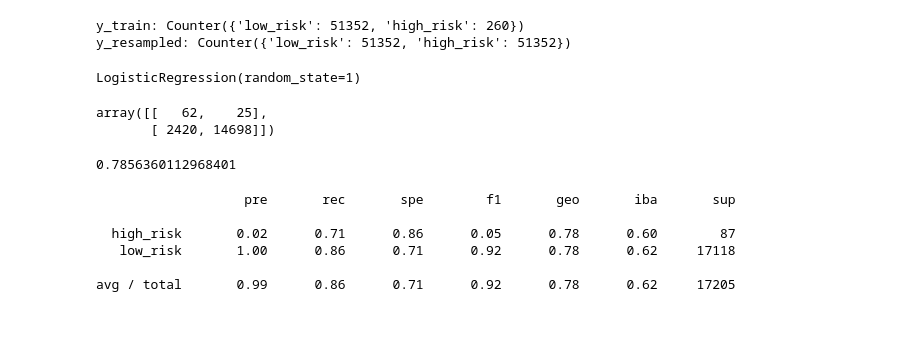
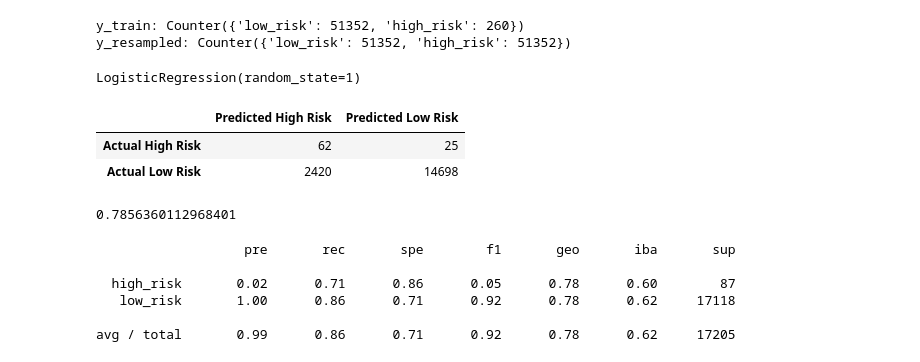
Before and after one commit to katiarp/Credit_Risk_Analysis, a Jupyter notebook: credit_risk_resampling.ipynb, the cells around one changed output. Drawn from its saved outputs; the diff is of its cells as text; code cells hidden in the pictures; blank space fills up the shorter version.

```diff
--- a/credit_risk_resampling.ipynb
+++ b/credit_risk_resampling.ipynb
@@ -212,11 +212,16 @@ LogisticRegression(random_state=1)
 # %%
 # Display confusion matrix
 from sklearn.metrics import confusion_matrix
 y_pred = model.predict(X_test_scaled)
-confusion_matrix(y_test, y_pred)
+
+cm=confusion_matrix(y_test, y_pred)
+cm_df= pd.DataFrame(
+    cm, index=["Actual High Risk", "Actual Low Risk"], columns=["Predicted High Risk", "Predicted Low Risk"])
+cm_df
 # %% [output]
-array([[   62,    25],
-       [ 2420, 14698]])
+|  | Predicted High Risk | Predicted Low Risk |
+| Actual High Risk | 62 | 25 |
+| Actual Low Risk | 2420 | 14698 |
 # %%
 # Balanced accuracy score
 from sklearn.metrics import balanced_accuracy_score
```
Also changed, not shown: parts of 3 cells of this notebook.
